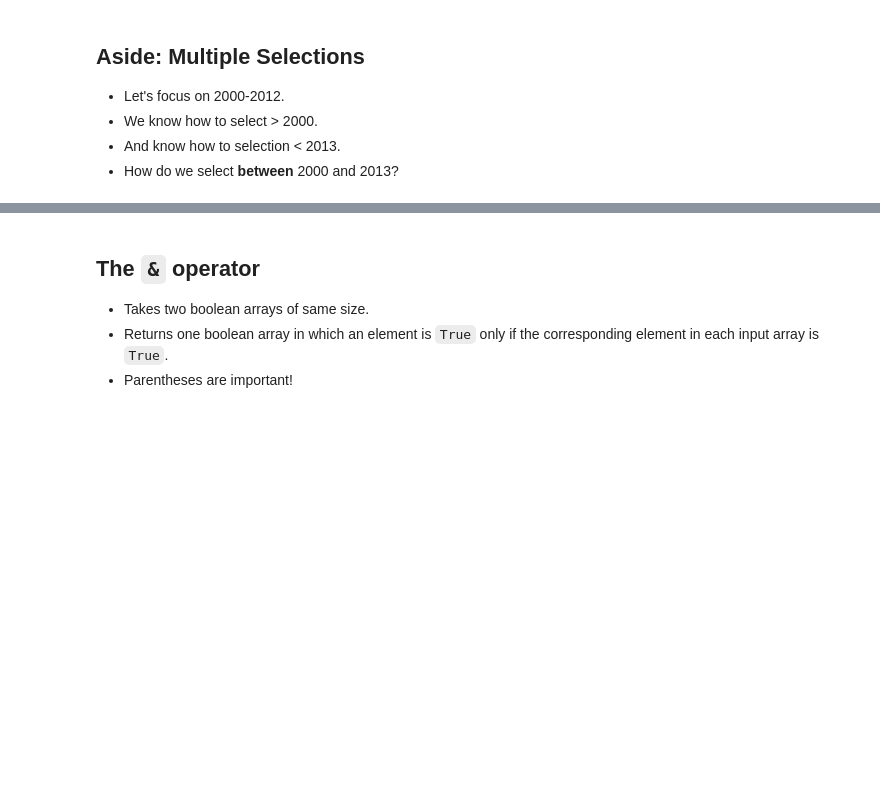
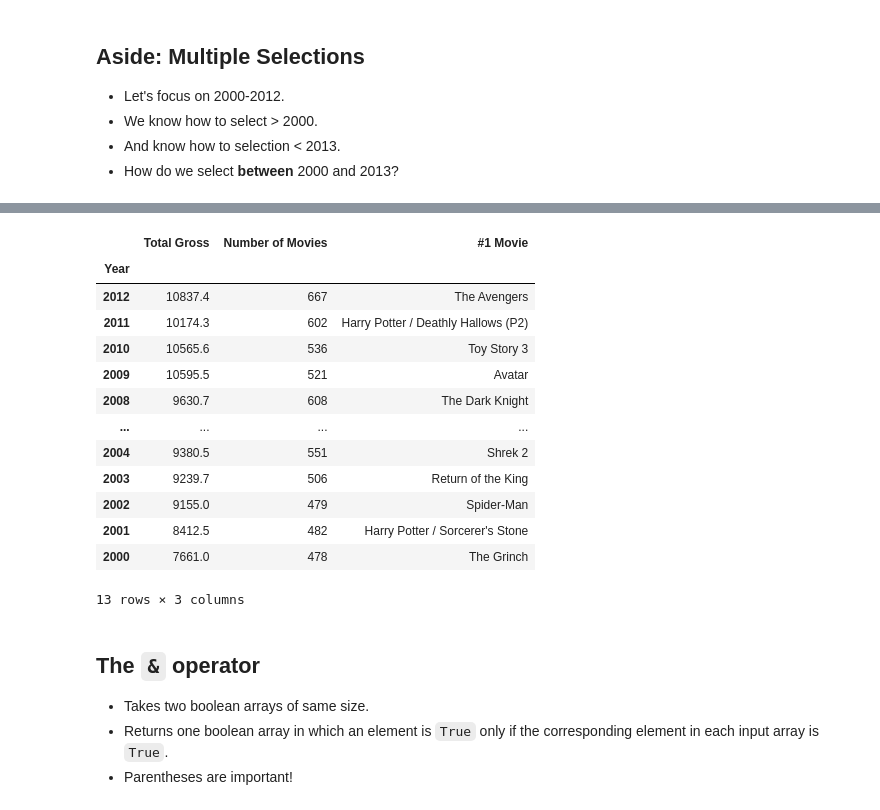
Before and after one commit to ucsd-ets/dsc10-2021-sp-public, a Jupyter notebook: lectures/05-visualization/filled/lecture.ipynb, the cells around one changed output, grey strips where cells are left out. Cells and saved outputs as stored; diff of their text form; code cells hidden in the pictures; blank space fills up the shorter version.

```diff
--- a/lectures/05-visualization/filled/lecture.ipynb
+++ b/lectures/05-visualization/filled/lecture.ipynb
@@ -216,9 +281,24 @@ movies_by_year.index < 2013
 # %%
 movies_by_year[
-    (movies_by_year.index > 2000)
+    (movies_by_year.index > 1999)
     &
     (movies_by_year.index < 2013)
 ]
+# %% [output]
+|  | Total Gross | Number of Movies | #1 Movie |
+| Year |  |  |  |
+| 2012 | 10837.4 | 667 | The Avengers |
+| 2011 | 10174.3 | 602 | Harry Potter / Deathly Hallows (P2) |
+| 2010 | 10565.6 | 536 | Toy Story 3 |
+| 2009 | 10595.5 | 521 | Avatar |
+| 2008 | 9630.7 | 608 | The Dark Knight |
+| ... | ... | ... | ... |
+| 2004 | 9380.5 | 551 | Shrek 2 |
+| 2003 | 9239.7 | 506 | Return of the King |
+| 2002 | 9155.0 | 479 | Spider-Man |
+| 2001 | 8412.5 | 482 | Harry Potter / Sorcerer's Stone |
+| 2000 | 7661.0 | 478 | The Grinch |
+13 rows × 3 columns
 # %% [markdown]
 ## The `&` operator
 
```
Also changed, not shown: parts of 33 cells of this notebook, 1 other file.
